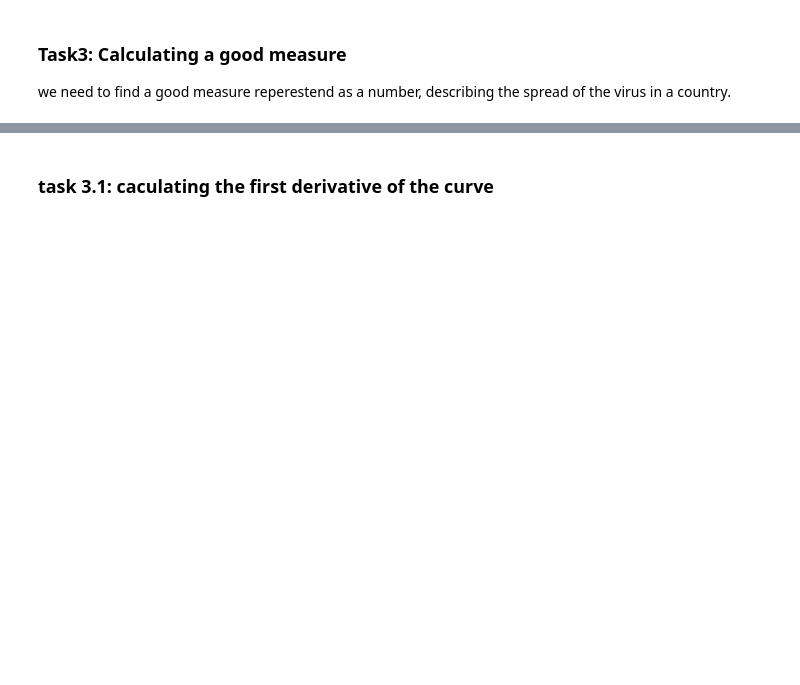
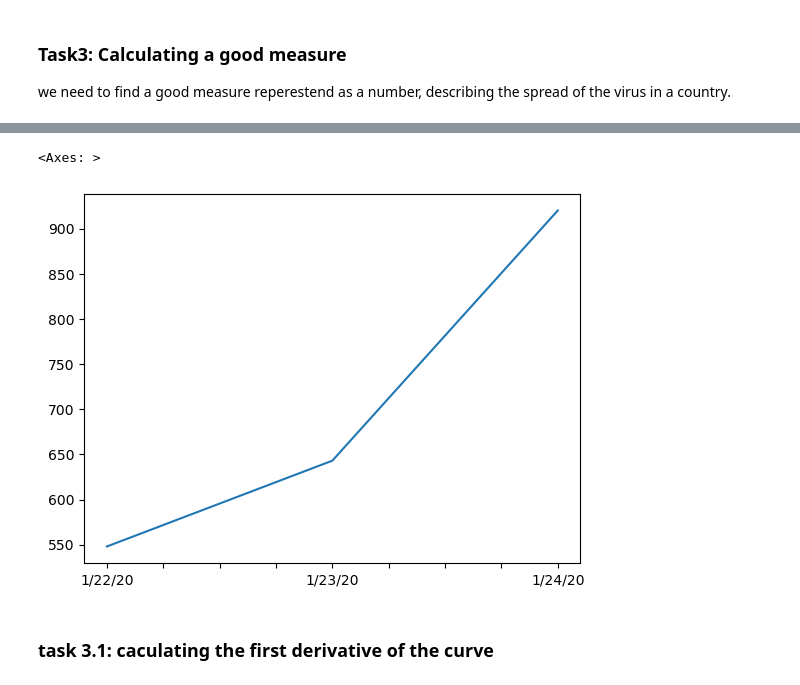
Before and after one commit to VishnuP02/covid-19, a Jupyter notebook: covid19 data analysis notebook.ipynb, the cells around one changed output, grey strips where cells are left out. Saved outputs shown, nothing was run; the diff lists cells and outputs as text; code cells hidden in the pictures; blank space fills up the shorter version.

```diff
--- a/covid19 data analysis notebook.ipynb
+++ b/covid19 data analysis notebook.ipynb
@@ -78,2 +98,7 @@ corona_dataset_aggregated.loc['China'].plot()
+# %%
+corona_dataset_aggregated.loc["China"][:3].plot()
+# %% [output]
+<Axes: >
+[figure, added]
 # %% [markdown]
 ### task 3.1: caculating the first derivative of the curve
```
Also changed, not shown: parts of 34 cells of this notebook, 2 other files.
